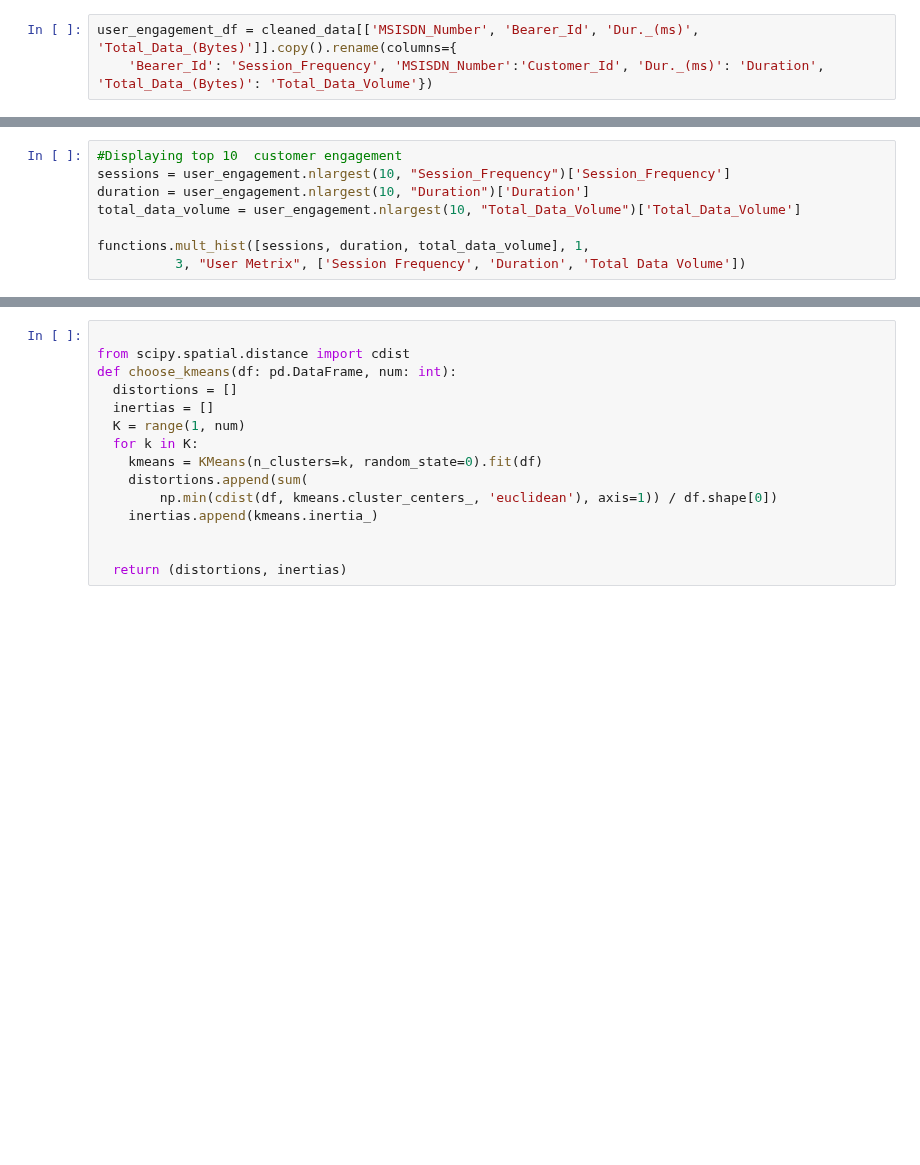
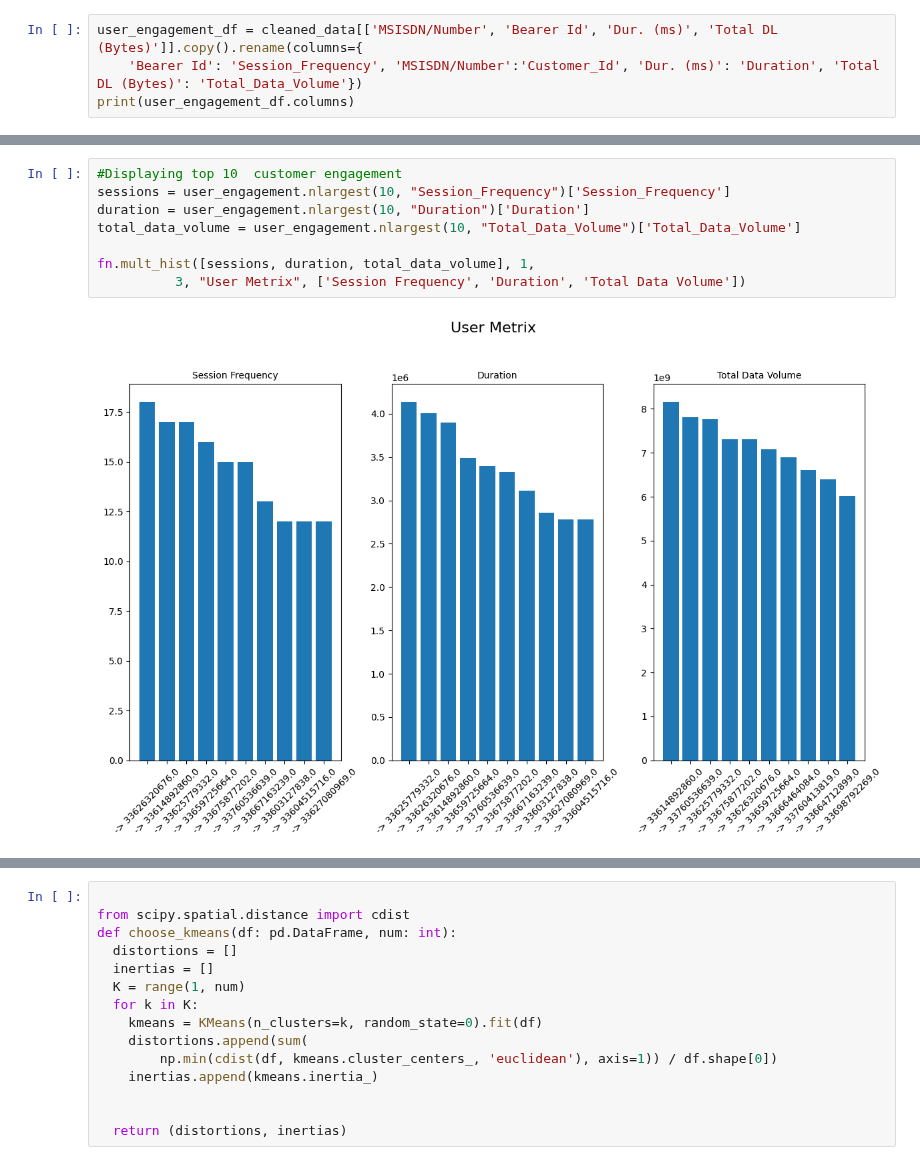
Before and after one commit to YonatanMoges/user-overview-analysis, a Jupyter notebook: notebook/user_engagement.ipynb, the cells around one changed output, grey strips where cells are left out. Drawn from its saved outputs; the diff is of its cells as text; blank space fills up the shorter version.

```diff
--- a/notebook/user_engagement.ipynb
+++ b/notebook/user_engagement.ipynb
@@ -26,3 +47,4 @@ cleaned_data.info()
 # %%
-user_engagement_df = cleaned_data[['MSISDN_Number', 'Bearer_Id', 'Dur._(ms)', 'Total_Data_(Bytes)']].copy().rename(columns={
-    'Bearer_Id': 'Session_Frequency', 'MSISDN_Number':'Customer_Id', 'Dur._(ms)': 'Duration', 'Total_Data_(Bytes)': 'Total_Data_Volume'})
+user_engagement_df = cleaned_data[['MSISDN/Number', 'Bearer Id', 'Dur. (ms)', 'Total DL (Bytes)']].copy().rename(columns={
+    'Bearer Id': 'Session_Frequency', 'MSISDN/Number':'Customer_Id', 'Dur. (ms)': 'Duration', 'Total DL (Bytes)': 'Total_Data_Volume'})
+print(user_engagement_df.columns)
@@ -33,11 +70,13 @@ user_engagement.head(10)
 # %%
 #Displaying top 10  customer engagement
 sessions = user_engagement.nlargest(10, "Session_Frequency")['Session_Frequency']
 duration = user_engagement.nlargest(10, "Duration")['Duration']
 total_data_volume = user_engagement.nlargest(10, "Total_Data_Volume")['Total_Data_Volume']
 
-functions.mult_hist([sessions, duration, total_data_volume], 1,
+fn.mult_hist([sessions, duration, total_data_volume], 1,
           3, "User Metrix", ['Session Frequency', 'Duration', 'Total Data Volume'])
+# %% [output]
+[figure, added]
 # %%
 # Check for outliers
 
```
Also changed, not shown: parts of 26 cells of this notebook, 3 other files.
